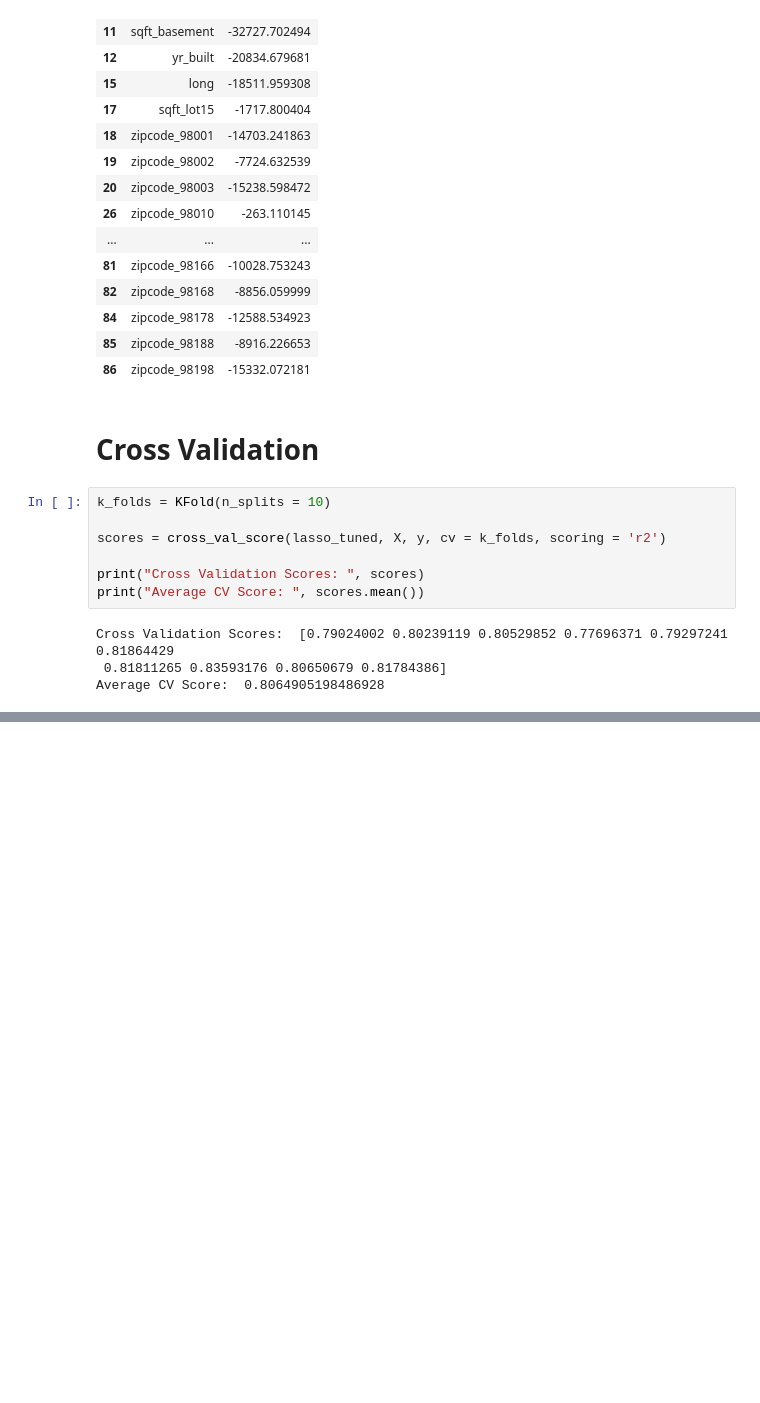
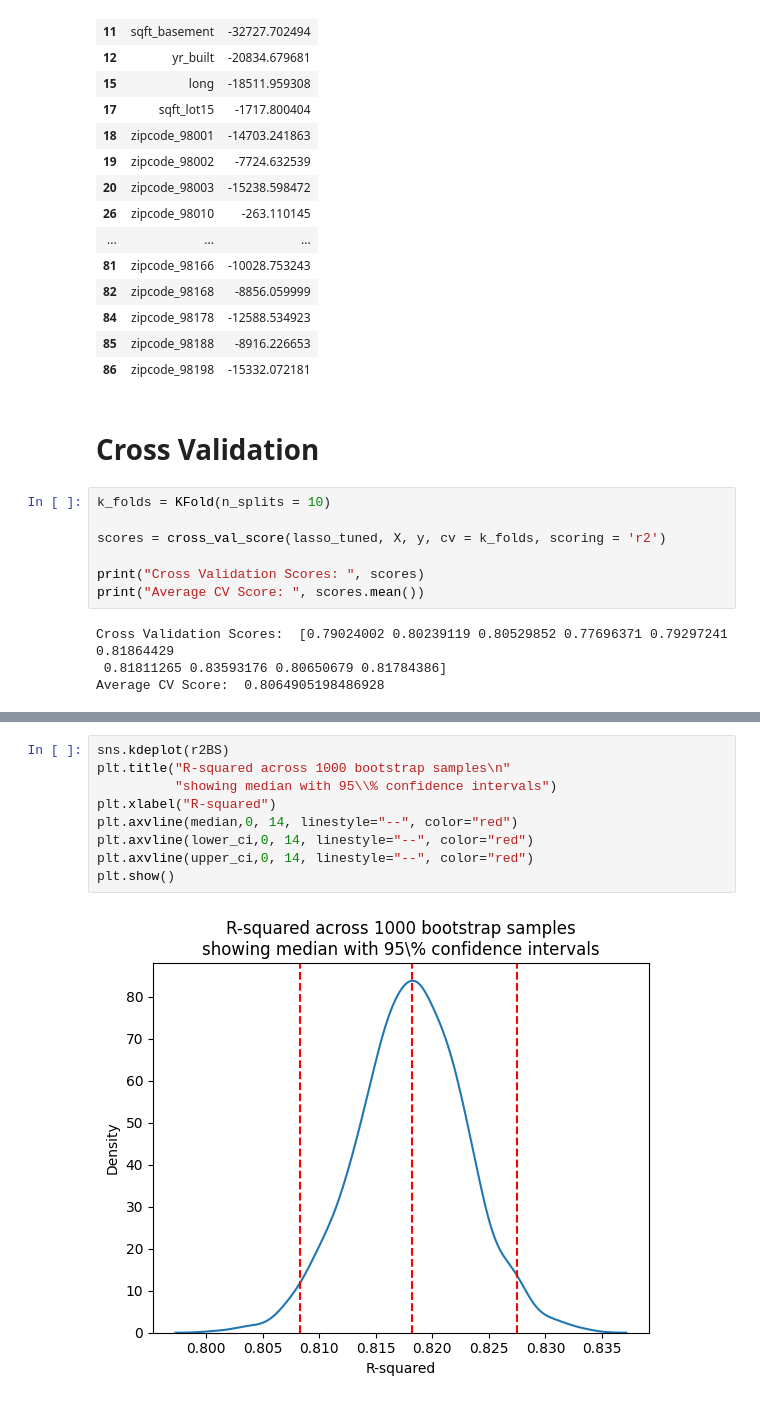
Before and after one commit to Vishal613/House-Price-Prediction, a Jupyter notebook: Models/Lasso_Regression.ipynb, the cells around one changed output, grey strips where cells are left out. Saved outputs shown, nothing was run; the diff lists cells and outputs as text; blank space fills up the shorter version.

```diff
--- a/Models/Lasso_Regression.ipynb
+++ b/Models/Lasso_Regression.ipynb
@@ -298,0 +337,11 @@ Average CV Score:  0.8064905198486928
+# %%
+sns.kdeplot(r2BS)
+plt.title("R-squared across 1000 bootstrap samples\n"
+          "showing median with 95\\% confidence intervals")
+plt.xlabel("R-squared")
+plt.axvline(median,0, 14, linestyle="--", color="red")
+plt.axvline(lower_ci,0, 14, linestyle="--", color="red")
+plt.axvline(upper_ci,0, 14, linestyle="--", color="red")
+plt.show()
+# %% [output]
+[figure, added]
```
Also changed, not shown: parts of 6 cells of this notebook.
